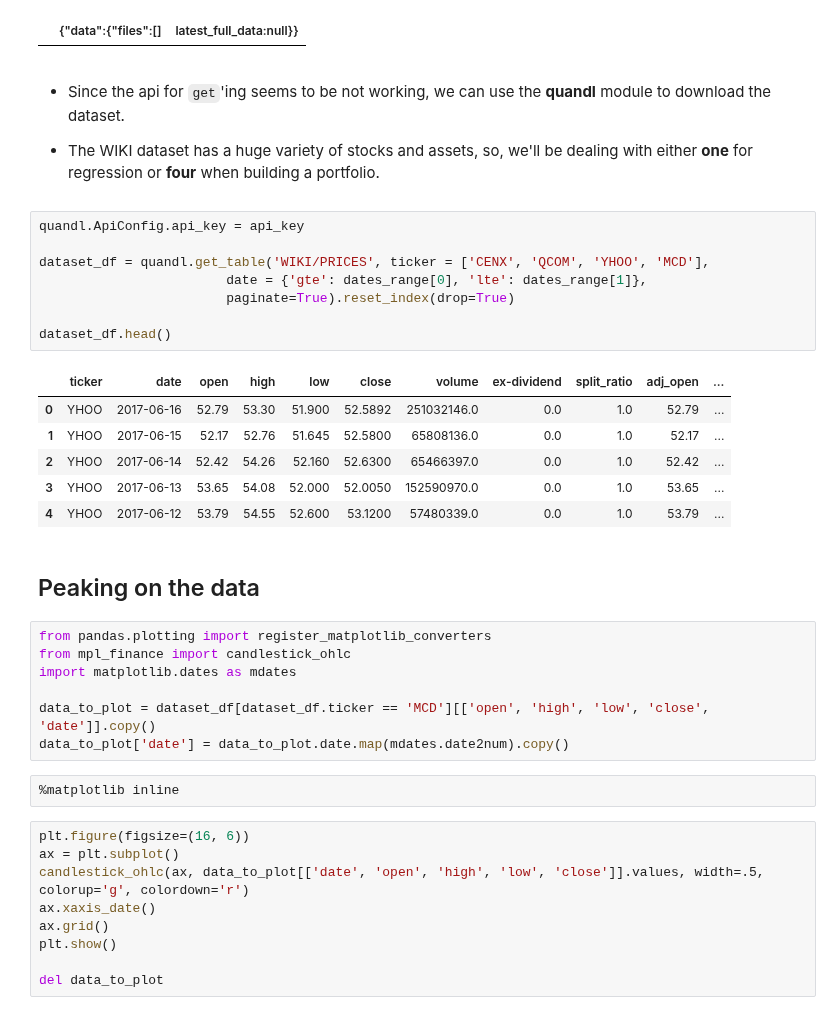
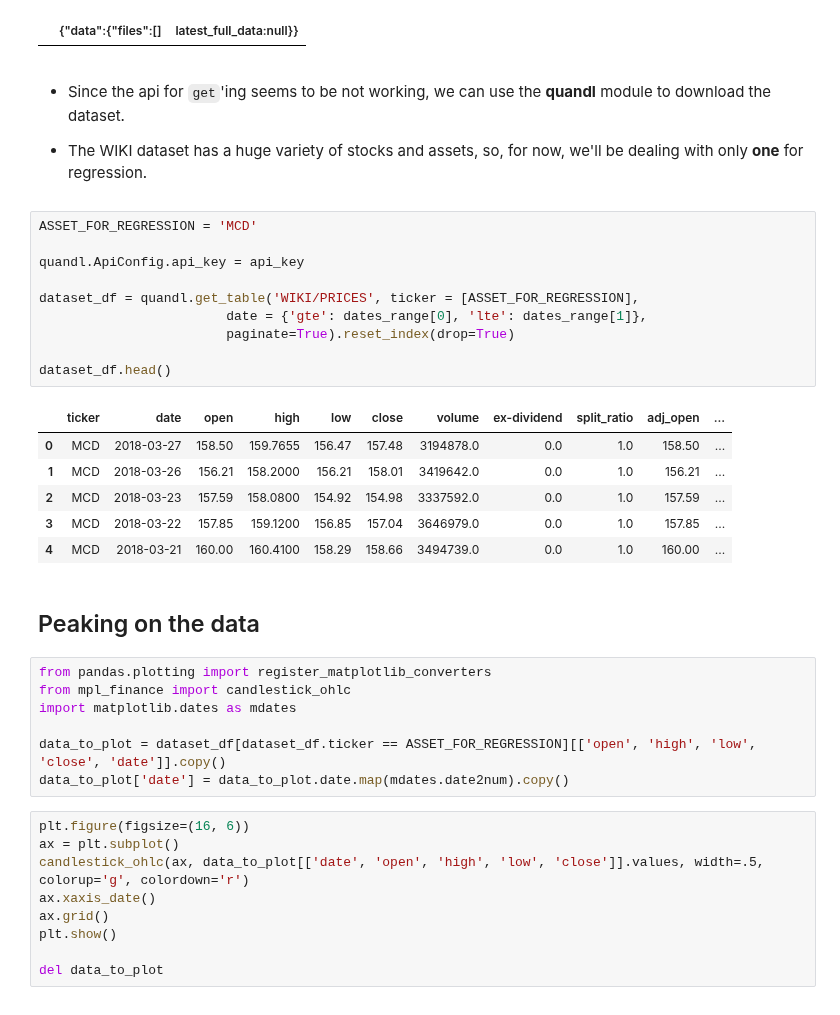
Before and after one commit to leoniloris/Stock-Price-Prediction, a Jupyter notebook: stock_price_prediction.ipynb, the cells around one changed output. Cells and saved outputs as stored; diff of their text form.

```diff
--- a/stock_price_prediction.ipynb
+++ b/stock_price_prediction.ipynb
@@ -118,22 +113,24 @@ dataset_df
 
 
 
-* The WIKI dataset has a huge variety of stocks and assets, so, we'll be dealing with either **one** for regression or **four**  when building a portfolio.
+* The WIKI dataset has a huge variety of stocks and assets, so, for now, we'll be dealing with only **one** for regression.
 # %%
+ASSET_FOR_REGRESSION = 'MCD'
+
 quandl.ApiConfig.api_key = api_key
 
-dataset_df = quandl.get_table('WIKI/PRICES', ticker = ['CENX', 'QCOM', 'YHOO', 'MCD'],
+dataset_df = quandl.get_table('WIKI/PRICES', ticker = [ASSET_FOR_REGRESSION],
                         date = {'gte': dates_range[0], 'lte': dates_range[1]},
                         paginate=True).reset_index(drop=True)
 
 dataset_df.head()
 # %% [output]
 |  | ticker | date | open | high | low | close | volume | ex-dividend | split_ratio | adj_open | ... |
-| 0 | YHOO | 2017-06-16 | 52.79 | 53.30 | 51.900 | 52.5892 | 251032146.0 | 0.0 | 1.0 | 52.79 | ... |
-| 1 | YHOO | 2017-06-15 | 52.17 | 52.76 | 51.645 | 52.5800 | 65808136.0 | 0.0 | 1.0 | 52.17 | ... |
-| 2 | YHOO | 2017-06-14 | 52.42 | 54.26 | 52.160 | 52.6300 | 65466397.0 | 0.0 | 1.0 | 52.42 | ... |
-| 3 | YHOO | 2017-06-13 | 53.65 | 54.08 | 52.000 | 52.0050 | 152590970.0 | 0.0 | 1.0 | 53.65 | ... |
-| 4 | YHOO | 2017-06-12 | 53.79 | 54.55 | 52.600 | 53.1200 | 57480339.0 | 0.0 | 1.0 | 53.79 | ... |
+| 0 | MCD | 2018-03-27 | 158.50 | 159.7655 | 156.47 | 157.48 | 3194878.0 | 0.0 | 1.0 | 158.50 | ... |
+| 1 | MCD | 2018-03-26 | 156.21 | 158.2000 | 156.21 | 158.01 | 3419642.0 | 0.0 | 1.0 | 156.21 | ... |
+| 2 | MCD | 2018-03-23 | 157.59 | 158.0800 | 154.92 | 154.98 | 3337592.0 | 0.0 | 1.0 | 157.59 | ... |
+| 3 | MCD | 2018-03-22 | 157.85 | 159.1200 | 156.85 | 157.04 | 3646979.0 | 0.0 | 1.0 | 157.85 | ... |
+| 4 | MCD | 2018-03-21 | 160.00 | 160.4100 | 158.29 | 158.66 | 3494739.0 | 0.0 | 1.0 | 160.00 | ... |
 # %% [markdown]
 ## Peaking on the data
 # %%
@@ -141,10 +138,8 @@ from pandas.plotting import register_matplotlib_converters
 from mpl_finance import candlestick_ohlc
 import matplotlib.dates as mdates
 
-data_to_plot = dataset_df[dataset_df.ticker == 'MCD'][['open', 'high', 'low', 'close', 'date']].copy()
+data_to_plot = dataset_df[dataset_df.ticker == ASSET_FOR_REGRESSION][['open', 'high', 'low', 'close', 'date']].copy()
 data_to_plot['date'] = data_to_plot.date.map(mdates.date2num).copy()
-# %%
-%matplotlib inline
 # %%
 plt.figure(figsize=(16, 6))
 ax = plt.subplot()
```
Also changed, not shown: parts of 27 cells of this notebook, 1 other file.
